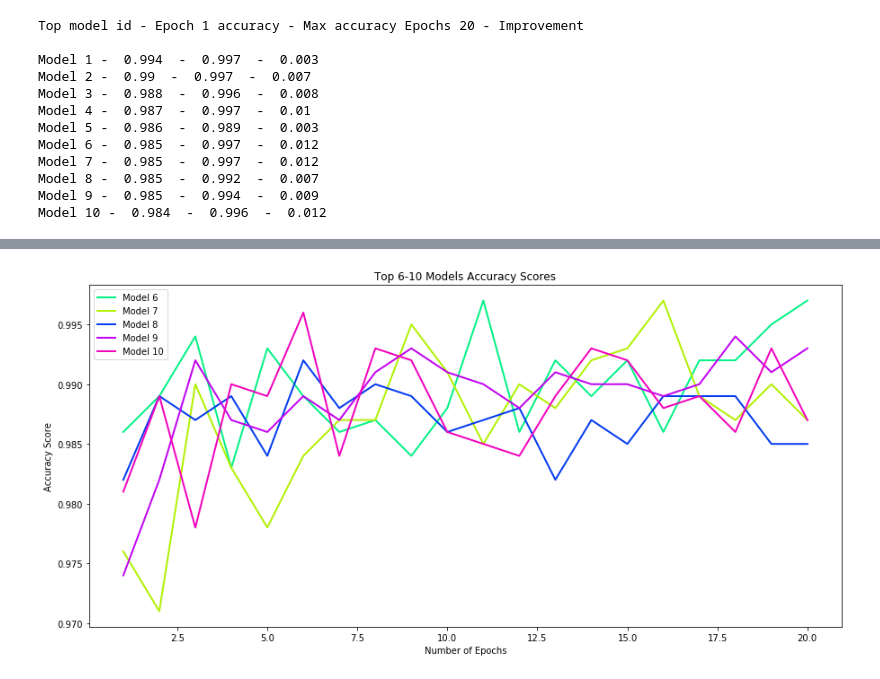
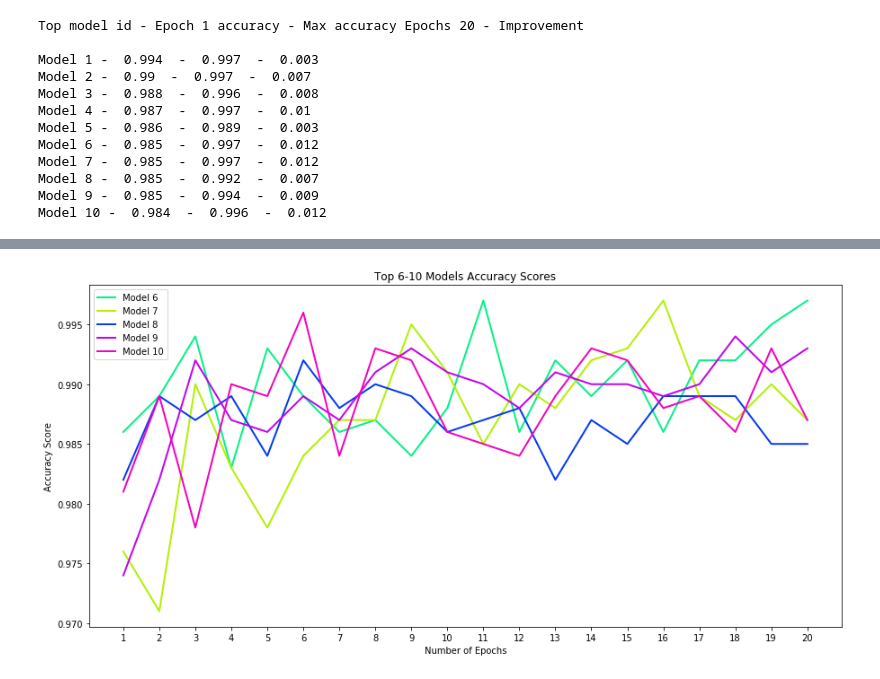
Before and after one commit to agroshar/DIT411-Introduction-to-AI, a Jupyter notebook: Top_n_models.ipynb, the cells around one changed output, grey strips where cells are left out. Saved outputs shown, nothing was run; the diff lists cells and outputs as text; code cells hidden in the pictures.

```diff
--- a/Top_n_models.ipynb
+++ b/Top_n_models.ipynb
@@ -320,18 +323,20 @@ plt.show()
 # %%
 epoch_range = list(range(1, epochs+1, 1))
 
 colors = ['#000000', '#04f108', '#f11f04', '#FFBD33', '#e5f104', '#04f186', '#b2f104', '#043bf1', '#c204f1',
           '#f104be']
 
 fig, ax = plt.subplots(figsize=(15, 7))
 plt.title("Top 6-10 Models Accuracy Scores")
 
 for i in range(5, top_models_num):
     ax.plot(epoch_range, models_accuracies[i], colors[i], linewidth=2, label="Model "+str(i+1))
 
 ax.legend()
 ax.set_ylabel("Accuracy Score")
 ax.set_xlabel("Number of Epochs")
+plt.xticks(np.arange(1, epochs+1, step=1))
+
 plt.show()
 # %% [output]
-[figure, old version]
+[figure, new version]
```
Also changed, not shown: parts of 2 cells of this notebook.
